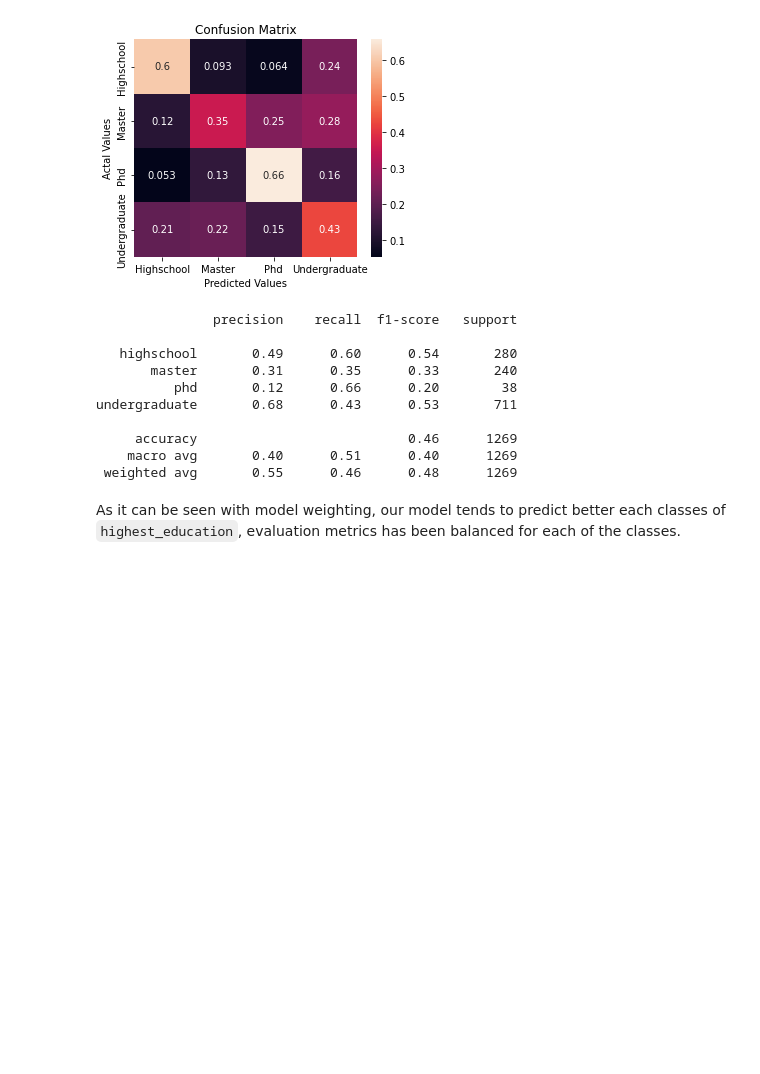
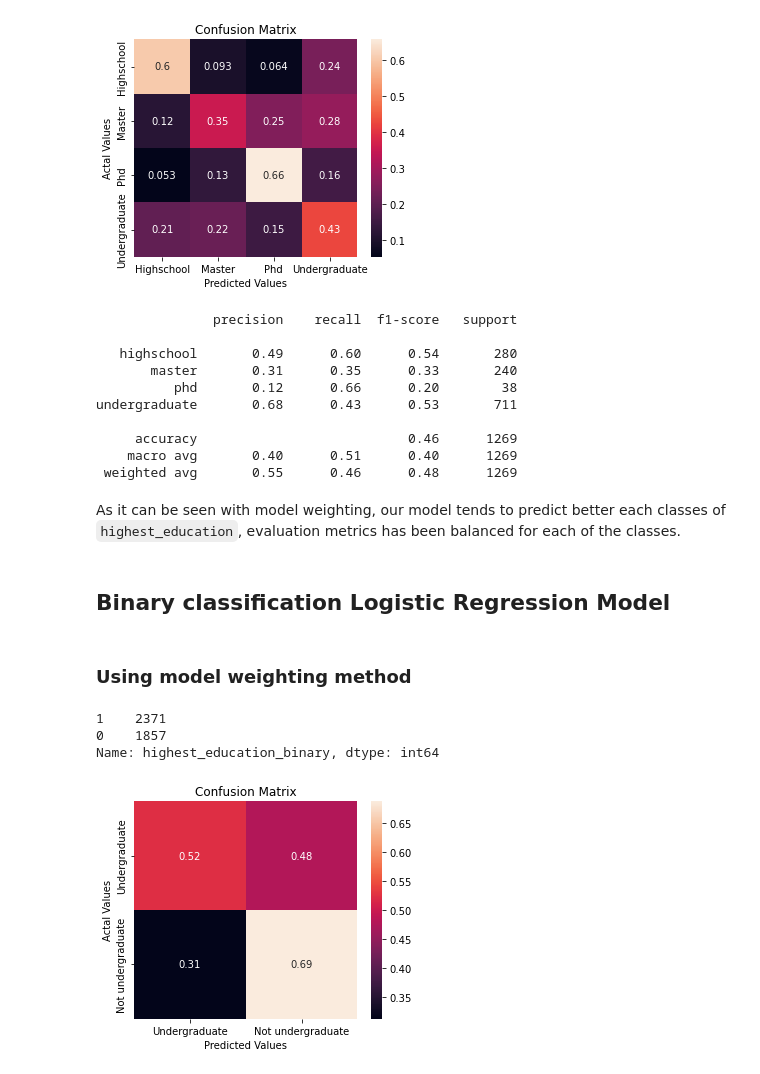
Before and after one commit to markoc1120/OKCupid_Project, a Jupyter notebook: date-a-scientist.ipynb, the cells around one changed output. Drawn from its saved outputs; the diff is of its cells as text; code cells hidden in the pictures; blank space fills up the shorter version.

Commit message:
Binary LR added

```diff
--- a/date-a-scientist.ipynb
+++ b/date-a-scientist.ipynb
@@ -250,0 +253,9 @@ After cleaning up, the df has 4228 rows.
+# %%
+def group_education_binary(s):
+    description = s['highest_education']
+    if 'undergraduate' in description:
+        return 1
+    else:
+        return 0
+
+df['highest_education_binary'] = df.apply(group_education_binary, axis=1)
@@ -406,3 +423,34 @@ undergraduate       0.68      0.43      0.53       711
  weighted avg       0.55      0.46      0.48      1269
 # %% [markdown]
 As it can be seen with model weighting, our model tends to predict better each classes of `highest_education`, evaluation metrics has been balanced for each of the classes.
+# %% [markdown]
+## Binary classification Logistic Regression Model
+# %% [markdown]
+### Using model weighting method
+# %%
+feature = df['highest_education_binary']
+
+feature.value_counts()
+# %% [output]
+1    2371
+0    1857
+Name: highest_education_binary, dtype: int64
+# %%
+X_train, X_test, Y_train, Y_test = train_test_split(labels, feature, test_size=.3, random_state = 0)
+
+Y_train = Y_train.to_numpy().ravel()
+Y_test = Y_test.to_numpy().ravel()
+# %%
+lr_model = LogisticRegression(max_iter=1000, class_weight='balanced').fit(X_train, Y_train)
+lr_predictions = lr_model.predict(X_test)
+# %%
+cm = confusion_matrix(Y_test, lr_predictions, normalize='true')
+cm_df = pd.DataFrame(cm, index=['Undergraduate', 'Not undergraduate'], columns=['Undergraduate', 'Not undergraduate'])
+plt.figure(figsize=(5,4))
+sns.heatmap(cm_df, annot=True)
+plt.title('Confusion Matrix')
+plt.ylabel('Actal Values')
+plt.xlabel('Predicted Values')
+plt.show()
+# %% [output]
+[figure, added]
```
Also changed, not shown: parts of 10 cells of this notebook.
